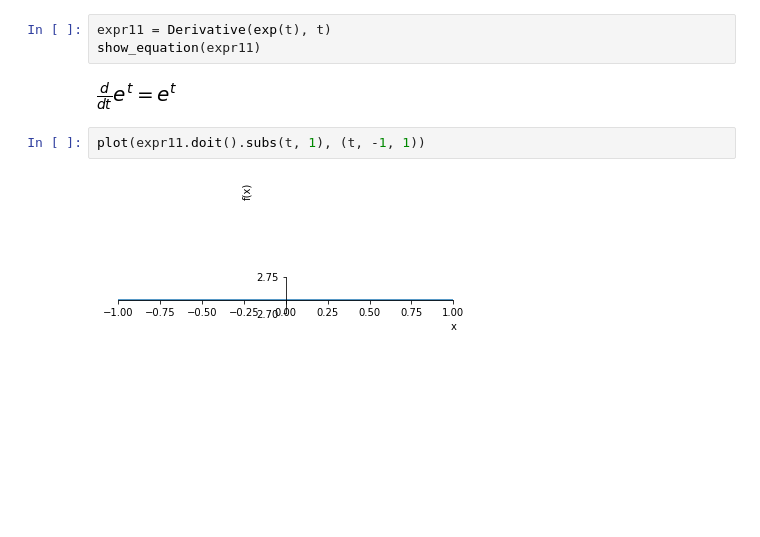
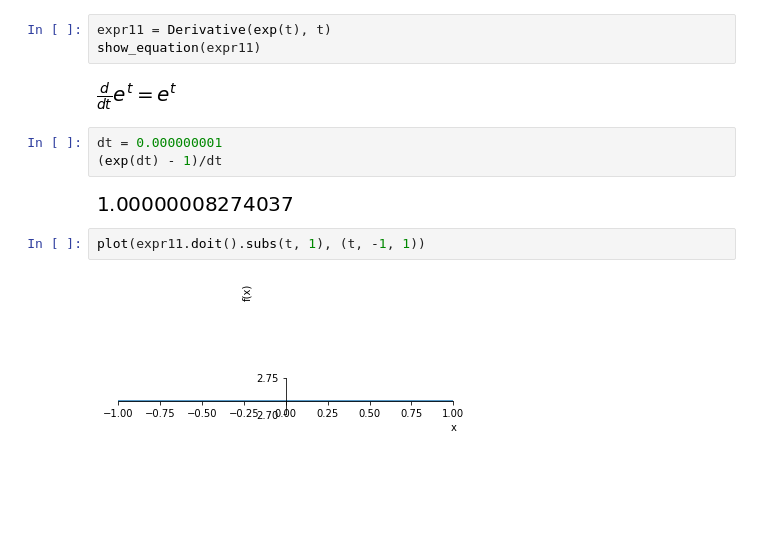
Before and after one commit to xdanger/notebooks, a Jupyter notebook: Mathematics/Essence of Caculus.ipynb, the cells around one changed output. Cells and saved outputs as stored; diff of their text form; blank space fills up the shorter version.

```diff
--- a/Mathematics/Essence of Caculus.ipynb
+++ b/Mathematics/Essence of Caculus.ipynb
@@ -247,6 +247,11 @@ expr11 = Derivative(exp(t), t)
 show_equation(expr11)
 # %% [output]
 [figure]
+# %%
+dt = 0.000000001
+(exp(dt) - 1)/dt
+# %% [output]
+[figure, added]
 # %%
 plot(expr11.doit().subs(t, 1), (t, -1, 1))
 # %% [output]
```
